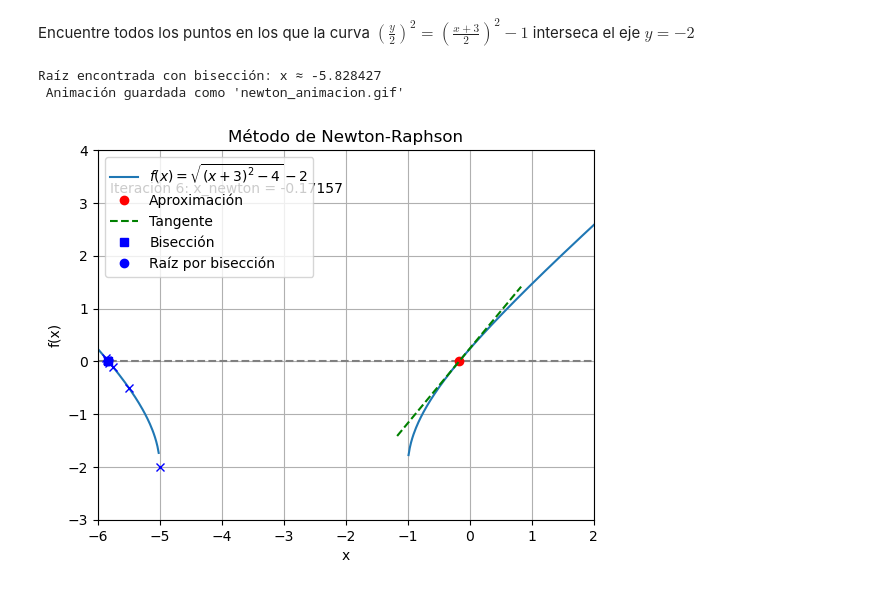
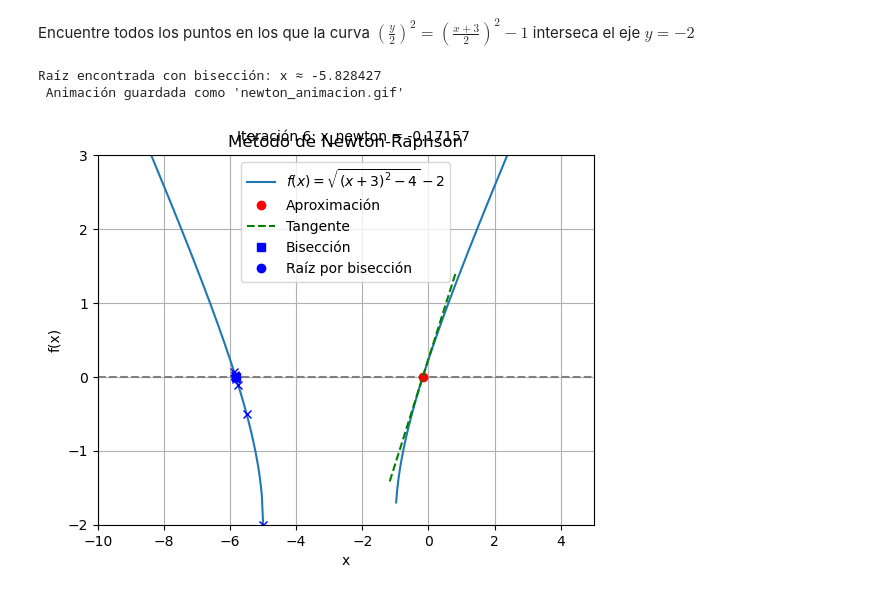
Before and after one commit to DaniMF05/TALLERERS_MN, a Jupyter notebook: TALLER_02/ejercicio_2.ipynb, the cells around one changed output. Saved outputs shown, nothing was run; the diff lists cells and outputs as text; code cells hidden in the pictures.

```diff
--- a/TALLER_02/ejercicio_2.ipynb
+++ b/TALLER_02/ejercicio_2.ipynb
@@ -24,14 +24,14 @@ for _ in range(6):
     steps.append(x_next)
 
 # === Preparar el gráfico base ===
-x_vals = np.linspace(-6, 2, 400)
+x_vals = np.linspace(-10, 5, 400)
 y_vals = f(x_vals)
 
 fig, ax = plt.subplots()
 ax.plot(x_vals, y_vals, label=r"$f(x) = \sqrt{(x+3)^2 - 4} - 2$")
 ax.axhline(0, color='gray', linestyle='--')
-ax.set_xlim(-6, 2)
-ax.set_ylim(-3, 4)
+ax.set_xlim(-10, 5)
+ax.set_ylim(-2, 3)
 ax.set_title("Método de Newton-Raphson")
 ax.set_xlabel("x")
 ax.set_ylabel("f(x)")
@@ -86,32 +86,32 @@ def biseccion(f, a, b, tol=1e-6, max_iter=50):
         if abs(f(c)) < tol or (b - a) / 2 < tol:
             break
         if f(a) * f(c) < 0:
             b = c
         else:
             a = c
     return c, pasos_biseccion
 
 # Buscar otra raíz en [-6, -4]
 raiz_bis, pasos_bis = biseccion(f, -6, -4)
 print(f"Raíz encontrada con bisección: x ≈ {raiz_bis:.6f}")
 
 for i, x_b in enumerate(pasos_bis):
     ax.plot(x_b, f(x_b), 'bx')  # puntos azules en cada paso
 ax.plot(raiz_bis, f(raiz_bis), 'bo', label='Raíz por bisección')
 ax.legend()
 
 
 # === Crear y guardar animación ===
 num_frames = max(len(steps), len(pasos_bis))
 ani = FuncAnimation(fig, update, frames=num_frames, interval=1000, blit=True)
 
 # Guardar como .gif
-ani.save(r"C:\Users\PcUser\OneDrive - Escuela Politécnica Nacional\Escritorio\Miguel Robles\4to\Metodos_ numericos\Laboratorios\LAboratorios grupales\lab2\newton_animacion.gif", writer=PillowWriter(fps=1))
+ani.save(r"C:\Users\PcUser\OneDrive - Escuela Politécnica Nacional\Escritorio\Miguel Robles\4to\Metodos_ numericos\Laboratorios\LAboratorios grupales\lab2\TALLERERS_MN\TALLER_02newton_animacion.gif", writer=PillowWriter(fps=1))
 
 
 
 print(" Animación guardada como 'newton_animacion.gif'")
 # %% [output]
 Raíz encontrada con bisección: x ≈ -5.828427
  Animación guardada como 'newton_animacion.gif'
-[figure, old version]
+[figure, new version]
```
Also changed, not shown: 1 other file.
